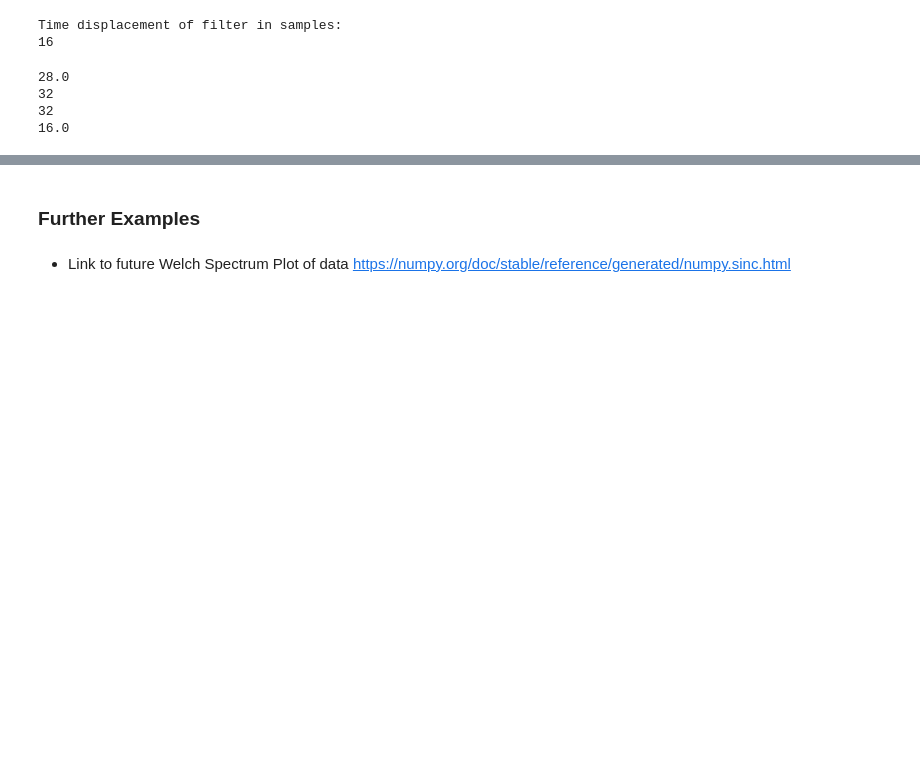
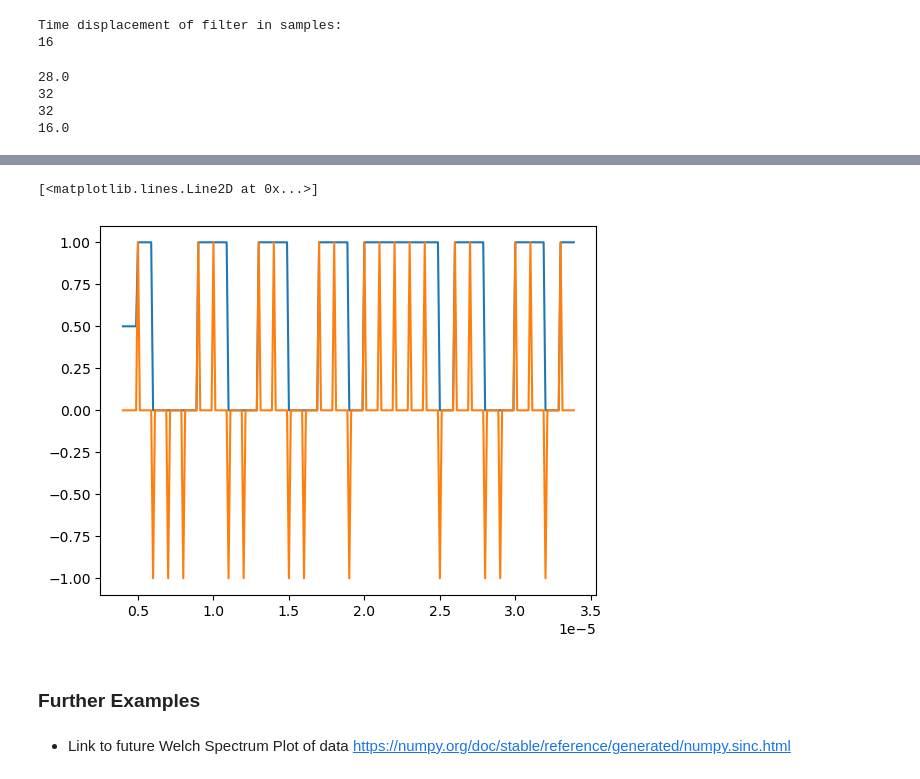
Before and after one commit to floose/py-ju-sea-dsp, a Jupyter notebook: ex1-rc-circ/LTSpice_Nyquist_pulse.ipynb, the cells around one changed output, grey strips where cells are left out. Saved outputs shown, nothing was run; the diff lists cells and outputs as text; code cells hidden in the pictures; blank space fills up the shorter version.

Commit message:
fixed on off generation wave

```diff
--- a/ex1-rc-circ/LTSpice_Nyquist_pulse.ipynb
+++ b/ex1-rc-circ/LTSpice_Nyquist_pulse.ipynb
@@ -508,3 +509,13 @@ plt.plot(time_pulse[:(bitsToPlot)*k],impulse_train[:(bitsToPlot)*k],label = "Imp
+# %%
+#On off wave
+
+on_off_wave = (pulse_train_rect +1)/2
+bitsToPlot =30
+plt.plot(time_pulse[:(bitsToPlot)*k],on_off_wave[:(bitsToPlot)*k])
+plt.plot(time_pulse[:(bitsToPlot)*k],impulse_train[:(bitsToPlot)*k],label = "Impulse")
+# %% [output]
+[<matplotlib.lines.Line2D at 0x...>]
+[figure, added]
 # %% [markdown]
 ### Further Examples
 # %% [markdown]
```
Also changed, not shown: parts of 16 cells of this notebook.
